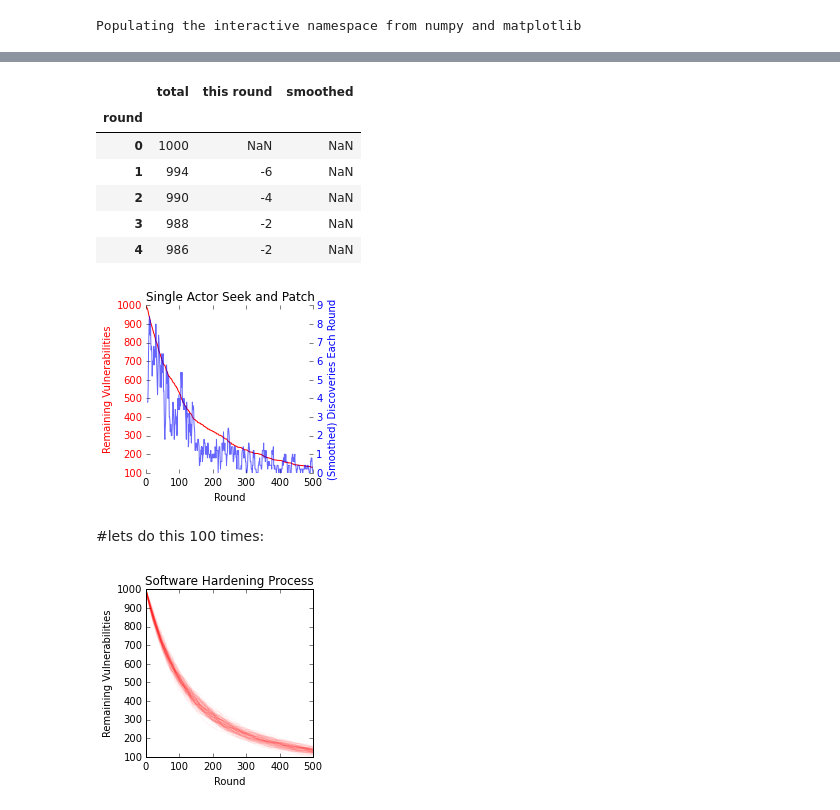
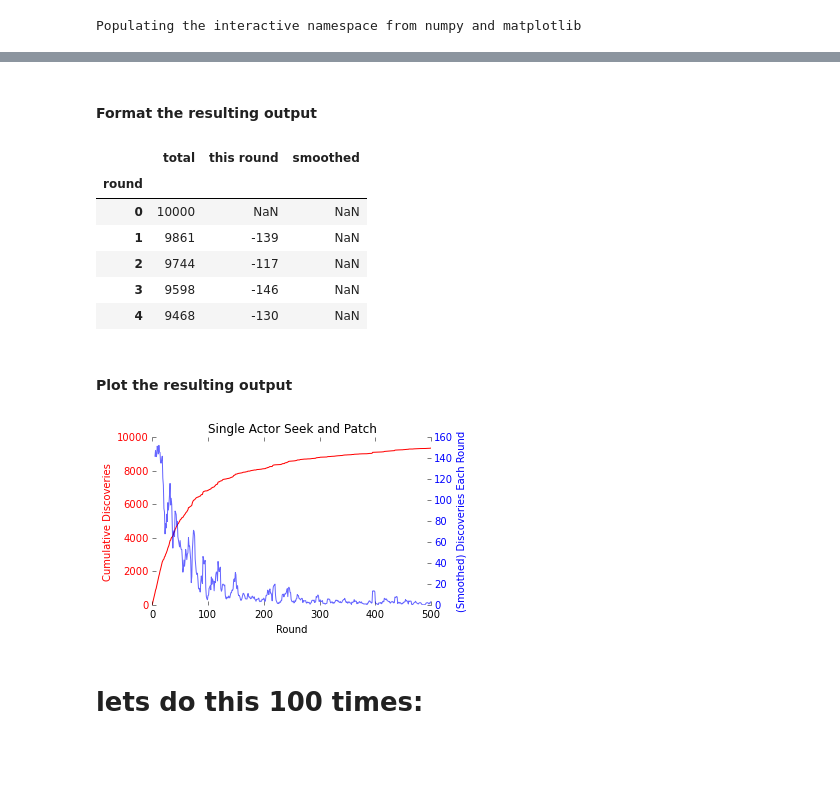
Before and after one commit to JamesPHoughton/circlesquare, a Jupyter notebook: vulnerability discovery and software hardening.ipynb, the cells around one changed output, grey strips where cells are left out. Saved outputs shown, nothing was run; the diff lists cells and outputs as text; code cells hidden in the pictures; blank space fills up the shorter version.

```diff
--- a/vulnerability discovery and software hardening.ipynb
+++ b/vulnerability discovery and software hardening.ipynb
@@ -16,0 +11,6 @@ plt.hist(model.circles.area.values, bins=50, normed=True);
+# %%
+model = circlesquare.CircleSquare()
+model.make_points(10000)
+
+seeker = model.new_interface('Seeker')
+seeker.make_circles(max_area=.01)
@@ -18,8 +28,10 @@ plt.hist(model.circles.area.values, bins=50, normed=True);
 round_counts = []
 for i in range(500):
     round_counts.append({'round':model.rounds_hardened,
-                         'total':model.count_circles()})
-    model.harden(1)
+                         'total':model.count_pts()})
+    seeker.harden(1)
+# %% [markdown]
+#### Format the resulting output
 # %%
 df = pd.DataFrame(round_counts)
 df.set_index('round', inplace=True)
@@ -29,48 +41,50 @@ df.head()
 # %% [output]
 |  | total | this round | smoothed |
 | round |  |  |  |
-| 0 | 1000 | NaN | NaN |
-| 1 | 994 | -6 | NaN |
-| 2 | 990 | -4 | NaN |
-| 3 | 988 | -2 | NaN |
-| 4 | 986 | -2 | NaN |
+| 0 | 10000 | NaN | NaN |
+| 1 | 9861 | -139 | NaN |
+| 2 | 9744 | -117 | NaN |
+| 3 | 9598 | -146 | NaN |
+| 4 | 9468 | -130 | NaN |
+# %% [markdown]
+#### Plot the resulting output
 # %%
 df = df.iloc[:1000] #truncate to the first 1000 rounds, if we ran more in the sim
 
-fig, ax1 = plt.subplots(figsize=(3,3))
+fig, ax1 = plt.subplots(figsize=(5,3))
 
-ax1.plot(df.index, df['total'], 'r-')
+ax1.plot(df.index, df['total'].iloc[0]-df['total'], 'r-')
 ax1.set_xlabel('Round')
 
 # Make the y-axis label and tick labels match the line color.
-ax1.set_ylabel('Remaining Vulnerabilities', color='r')
+ax1.set_ylabel('Cumulative Discoveries', color='r')
 for tl in ax1.get_yticklabels():
     tl.set_color('r')
 
 ax1.spines['top'].set_visible(False)
 ax1.spines['right'].set_visible(False)
 ax1.spines['bottom'].set_visible(False)
 ax1.spines['left'].set_visible(False)
 
 ax2 = ax1.twinx()
 ax2.plot(df.index, -1*df['smoothed'], 'b-', alpha=.6)
 
 # Make the y-axis label and tick labels match the line color.
 ax2.set_ylabel('(Smoothed) Discoveries Each Round', color='b')
 for tl in ax2.get_yticklabels():
     tl.set_color('b')
 
 ax2.spines['top'].set_visible(False)
 ax2.spines['right'].set_visible(False)
 ax2.spines['bottom'].set_visible(False)
 ax2.spines['left'].set_visible(False)
 
 plt.title('Single Actor Seek and Patch')
 plt.savefig('images/hardening/Seek_and_patch_timeseries.png', bbox_inches='tight')
 # %% [output]
-[figure, old version]
+[figure, new version]
 # %% [markdown]
-#lets do this 100 times:
+# lets do this 100 times:
 # %%
 fig, ax1 = plt.subplots(figsize=(3,3))
 
@@ -94,8 +108,6 @@ ax1.set_xlabel('Round')
 ax1.set_ylabel('Remaining Vulnerabilities')
 plt.title('Software Hardening Process');
 plt.savefig('images/hardening/Seek_and_patch_monte_carlo.png', bbox_inches='tight')
-# %% [output]
-[figure, removed]
 # %%
 fig, ax1 = plt.subplots(figsize=(3,3))
 
```
Also changed, not shown: parts of 5 cells of this notebook, 19 other files.
